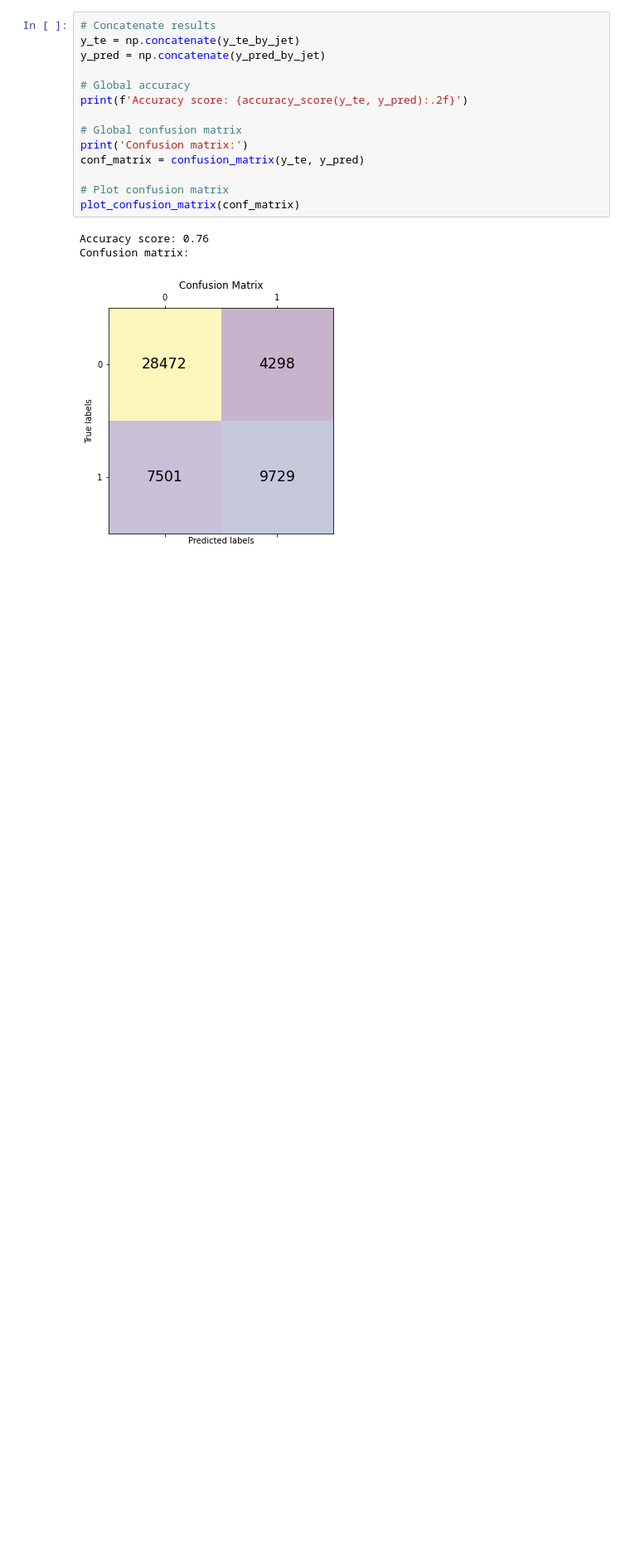
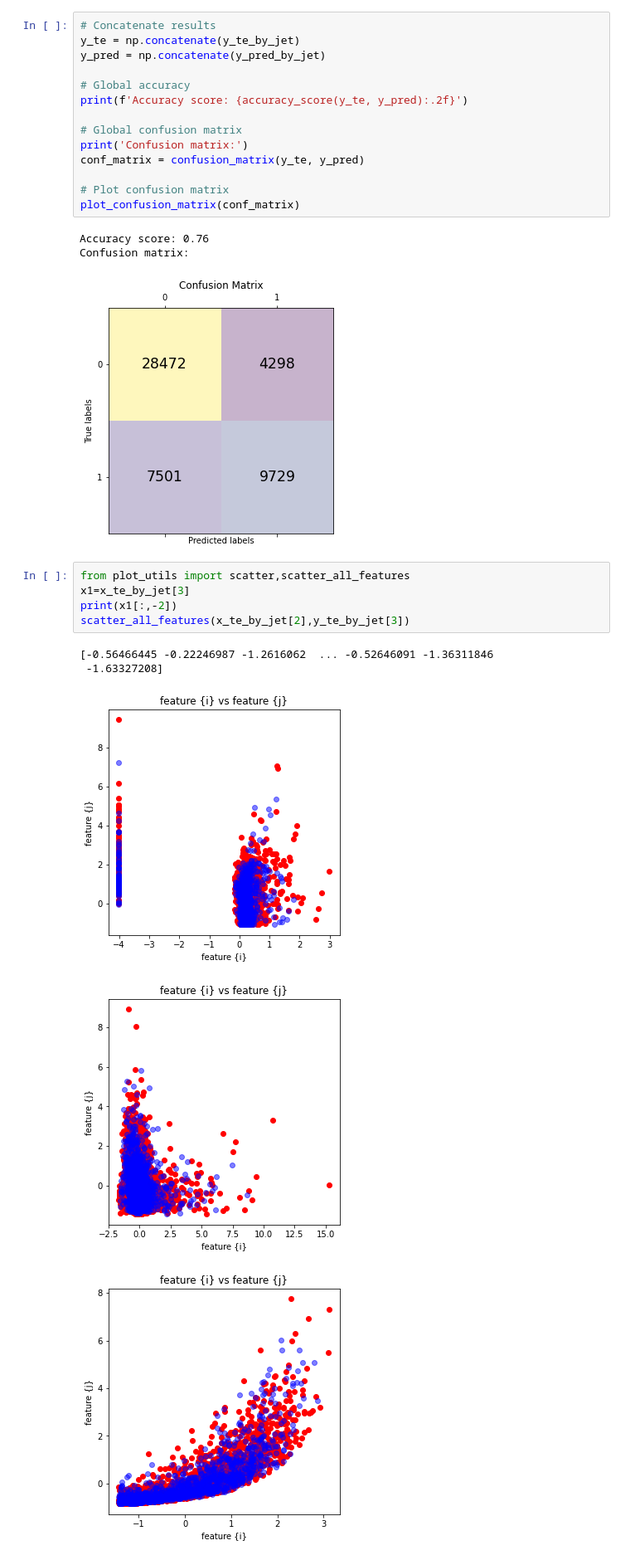
Before and after one commit to Quentin18/higgs-boson-challenge, a Jupyter notebook: scripts/main.ipynb, the cells around one changed output. Shown at 83% size. Drawn from its saved outputs; the diff is of its cells as text; blank space fills up the shorter version.

```diff
--- a/scripts/main.ipynb
+++ b/scripts/main.ipynb
@@ -225,3 +225,14 @@ plot_confusion_matrix(conf_matrix)
 Accuracy score: 0.76
 Confusion matrix:
 [figure]
+# %%
+from plot_utils import scatter,scatter_all_features
+x1=x_te_by_jet[3]
+print(x1[:,-2])
+scatter_all_features(x_te_by_jet[2],y_te_by_jet[3])
+# %% [output]
+[-0.56466445 -0.22246987 -1.2616062  ... -0.52646091 -1.36311846
+ -1.63327208]
+[figure, added]
+[figure, added]
+[figure, added]
```
Also changed, not shown: parts of 1 cell of this notebook, 5 other files.
